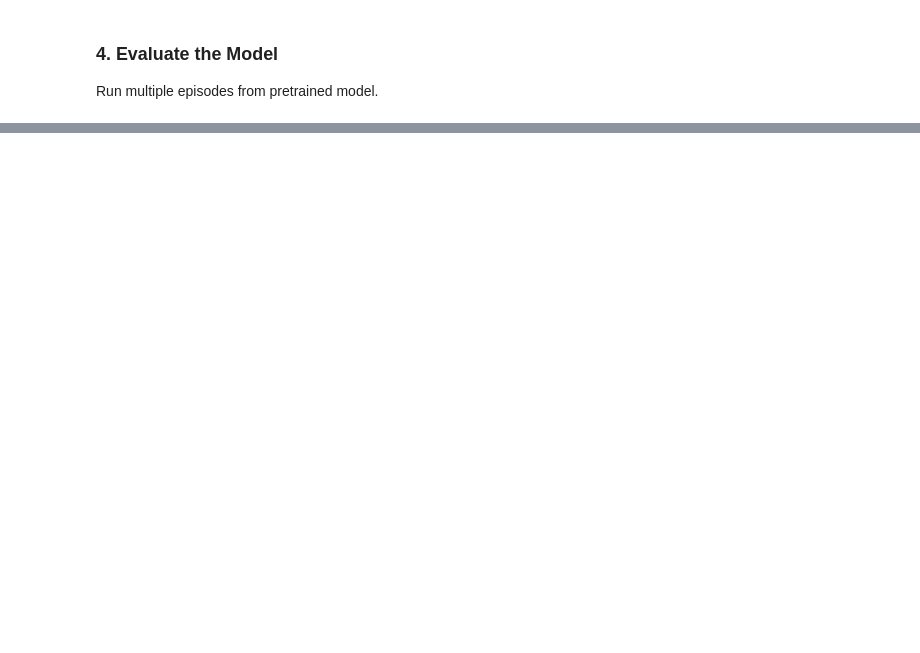
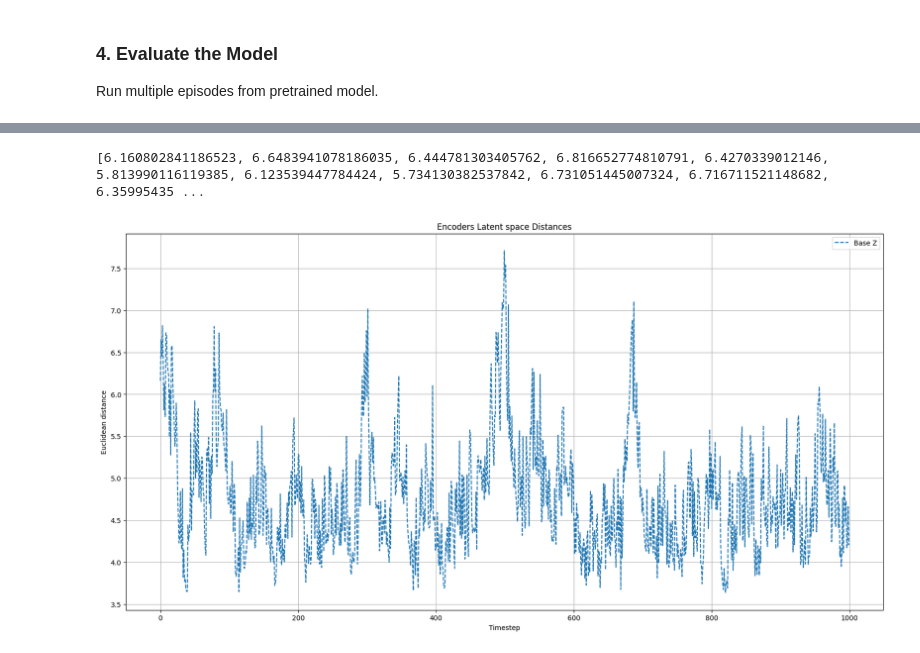
Before and after one commit to Paulomen2712/tum-adlr-ws25-16, a Jupyter notebook: PPO_ant.ipynb, the cells around one changed output, grey strips where cells are left out. Drawn from its saved outputs; the diff is of its cells as text; code cells hidden in the pictures; blank space fills up the shorter version.

```diff
--- a/PPO_ant.ipynb
+++ b/PPO_ant.ipynb
@@ -41,7 +43,7 @@ misc_hyperparameters = {
 # %% [markdown]
 Initialise wandb session in the code cell below.
 # %%
-LOG = True
+LOG = False
 if LOG:
     logger = WandbSummaryWritter(project='ant', config =misc_hyperparameters['env']().load_hyperparameters())
 else:
@@ -99,11 +94,11 @@ KeyboardInterrupt:
 Run multiple episodes from pretrained model.
 # %%
 import os
-i = 3
-path = f"C:\\Users\\pmsar\\git\\tum-adlr-ws25-16\\ppo_checkpoints\\ant_test{i}"
+i = 1
+path = f"./trained_models/"
 os.makedirs(path, exist_ok=True)
-torch.save(ppo.policy.state_dict(), path + "\\base.pth")
-# torch.save(ppo.adpt_module.state_dict(), path + "\\adpt.pth")
+torch.save(ppo.policy.state_dict(), path + "base.pth")
+torch.save(ppo.adpt_module.state_dict(), path + "adpt.pth")
 # ppo.test(False)
 # %%
 
@@ -182,3 +219,27 @@ print(wind_vals[0], base_z[0])
+# %%
+import matplotlib.pyplot as plt
+
+distances = []
+
+for i in range(len(base_z)):
+    distances.append(euclidean(base_z[i], adpt_z[i]))
+
+print(distances)
+indices = range(len(distances))
+
+plt.figure(figsize=(20, 10))
+plt.plot(indices, distances, label="Base Z", linestyle='--')
+
+plt.xlabel("Timestep")
+plt.ylabel("Euclidean distance")
+plt.title(f"Encoders Latent space Distances")
+plt.legend()
+plt.grid(True)
+
+plt.show()
+# %% [output]
+[6.160802841186523, 6.6483941078186035, 6.444781303405762, 6.816652774810791, 6.4270339012146, 5.813990116119385, 6.123539447784424, 5.734130382537842, 6.731051445007324, 6.716711521148682, 6.35995435 ...
+[figure, added]
 # %%
 import matplotlib.pyplot as plt
 
```
Also changed, not shown: parts of 11 cells of this notebook, 8 other files.
